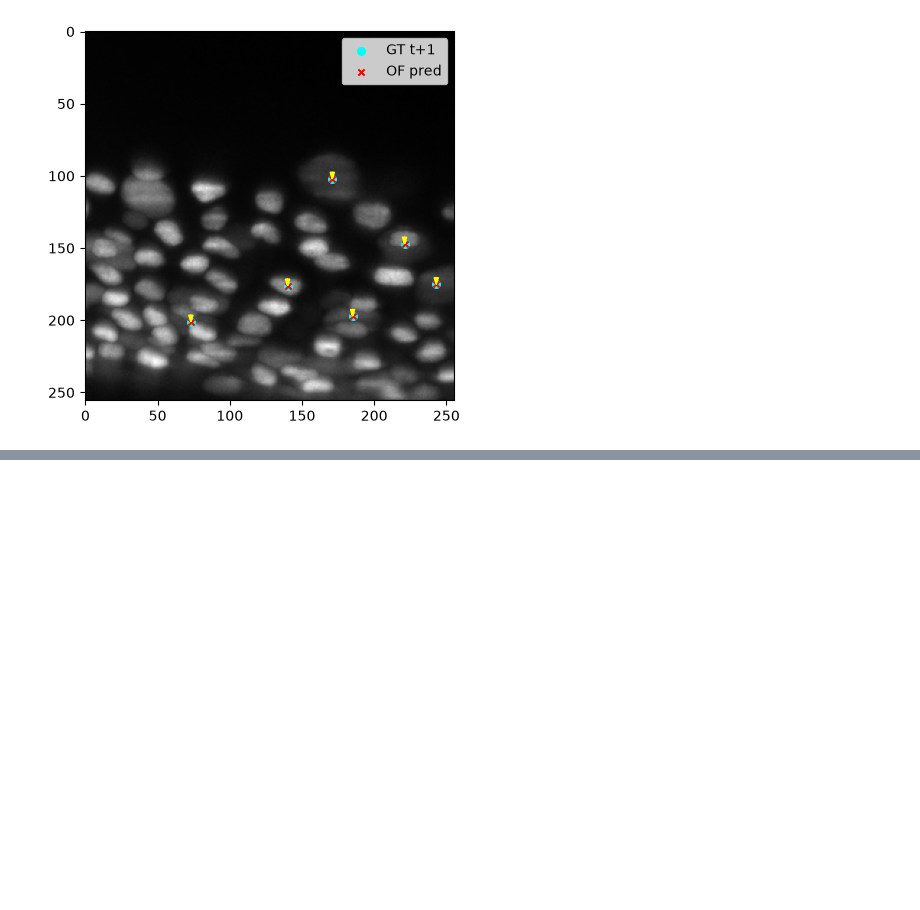
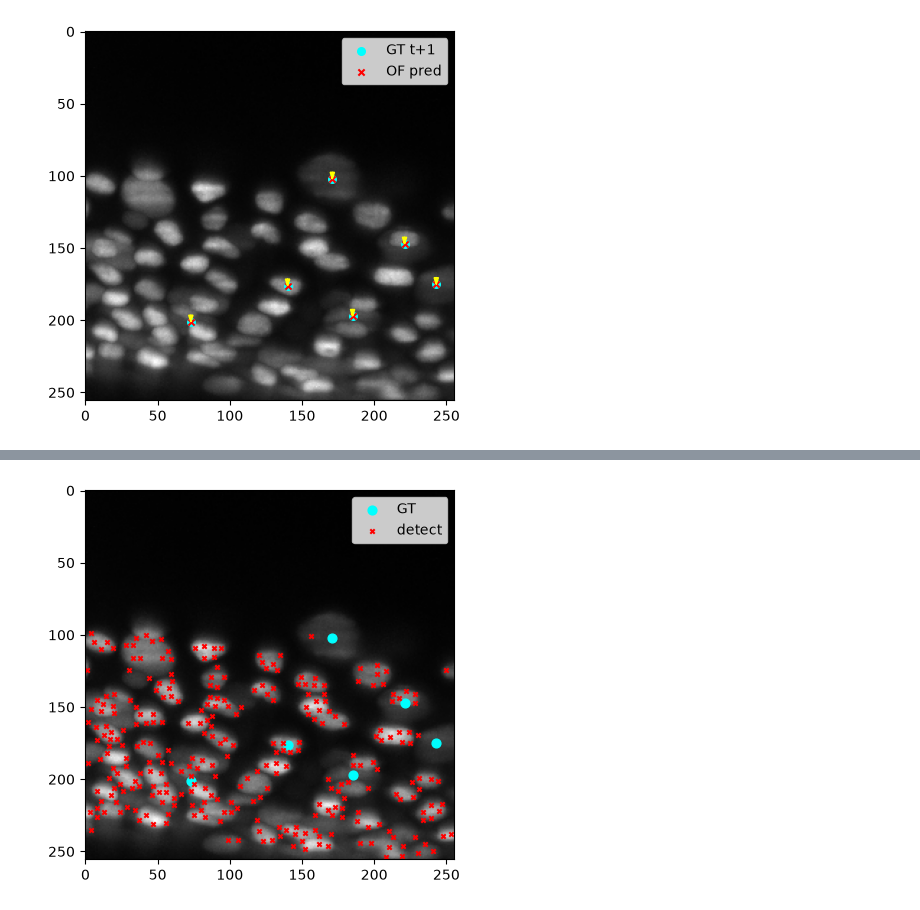
Before and after one commit to Avanith12/Cell_Tracking, a Jupyter notebook: analysis2.ipynb, the cells around one changed output, grey strips where cells are left out. Cells and saved outputs as stored; diff of their text form; code cells hidden in the pictures; blank space fills up the shorter version.

```diff
--- a/analysis2.ipynb
+++ b/analysis2.ipynb
@@ -258,0 +286,8 @@ plt.show()
+# %%
+plt.imshow(gray, cmap="gray")
+plt.scatter(gt[:, 0], gt[:, 1], c="cyan", s=40, label="GT")
+plt.scatter(det[:, 0], det[:, 1], c="red", s=10, marker="x", label="detect")
+plt.legend()
+plt.show()#overlay both
+# %% [output]
+[figure, added]
```
Also changed, not shown: parts of 6 cells of this notebook.
